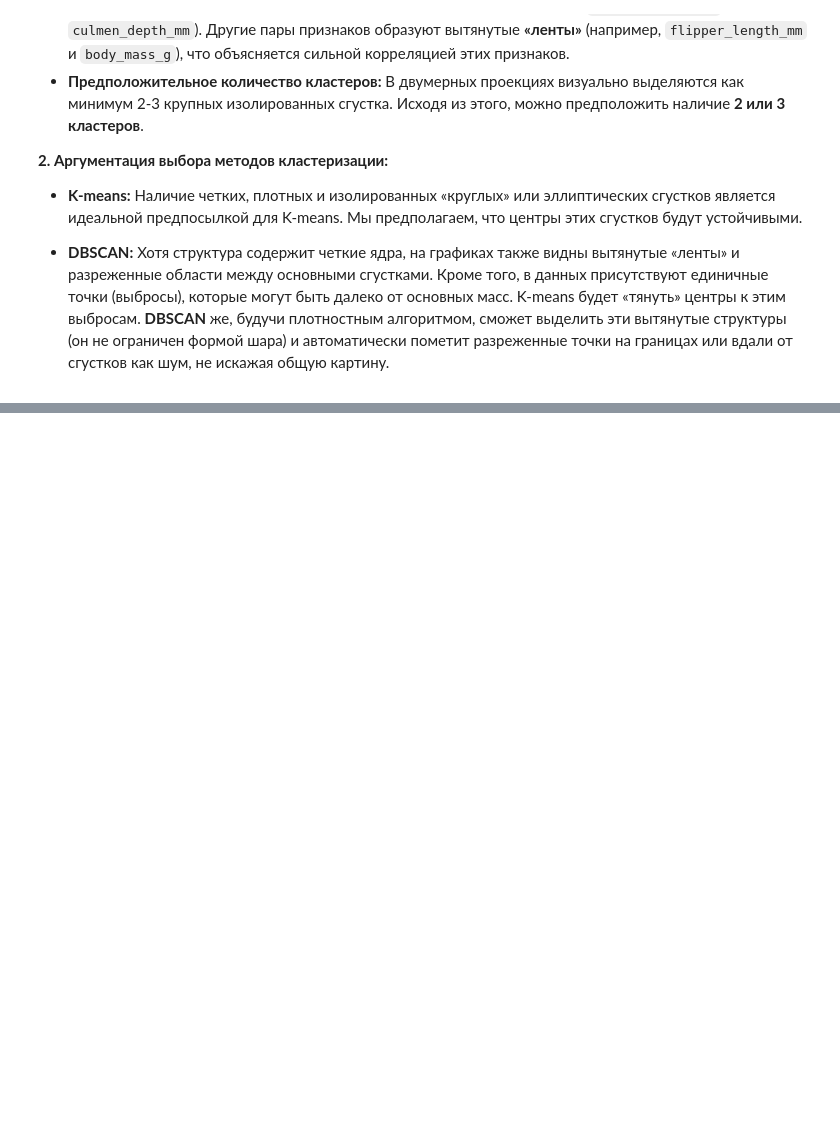
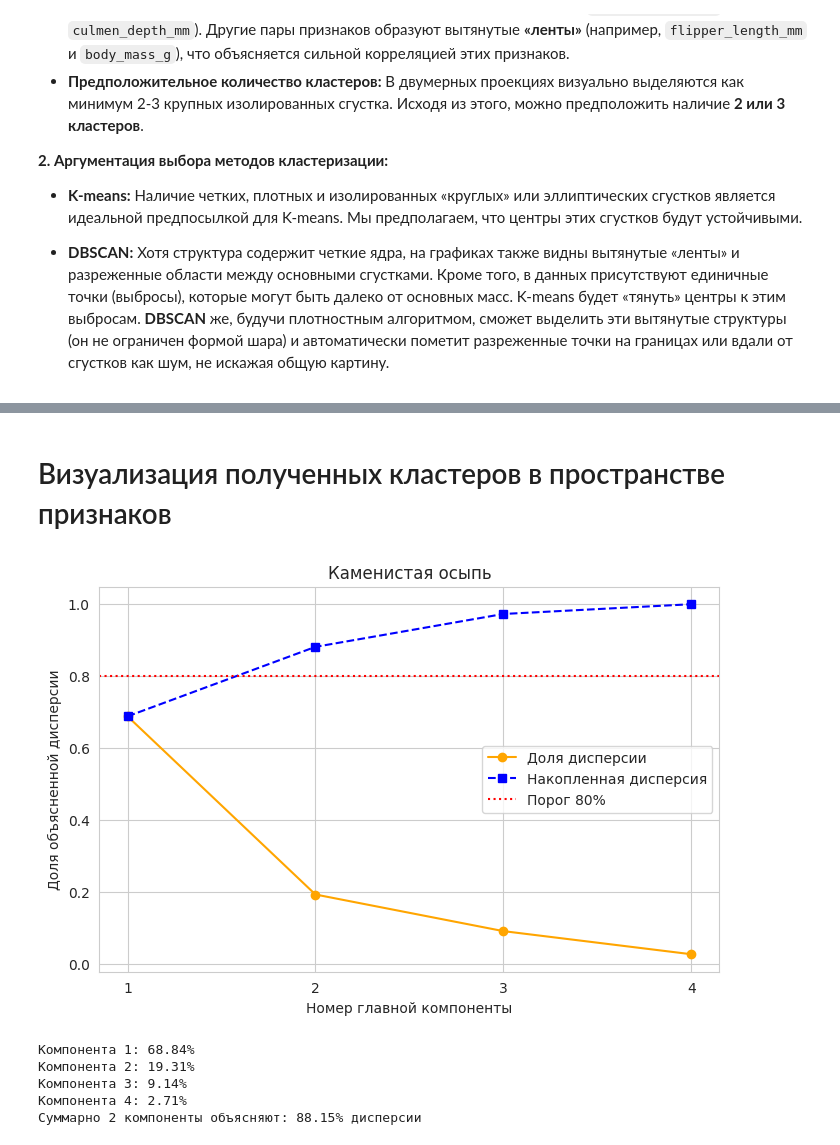
Before and after one commit to Turbonik/AILab1, a Jupyter notebook: Lab3AI.ipynb, the cells around one changed output, grey strips where cells are left out. Cells and saved outputs as stored; diff of their text form; code cells hidden in the pictures; blank space fills up the shorter version.

```diff
--- a/Lab3AI.ipynb
+++ b/Lab3AI.ipynb
@@ -245,0 +526,28 @@ std                1.0              1.0                1.0          1.0
+# %% [markdown]
+# Визуализация полученных кластеров в пространстве признаков
+# %%
+pca_full = PCA(random_state=42)
+pca_full.fit(X_scaled_df)
+
+plt.figure(figsize=(8, 5))
+plt.plot(range(1, 5), pca_full.explained_variance_ratio_, marker='o', color='orange', label='Доля дисперсии')
+plt.plot(range(1, 5), np.cumsum(pca_full.explained_variance_ratio_), marker='s', color='blue', linestyle='--', label='Накопленная дисперсия')
+plt.title('Каменистая осыпь')
+plt.xlabel('Номер главной компоненты')
+plt.ylabel('Доля объясненной дисперсии')
+plt.xticks(range(1, 5))
+plt.axhline(y=0.8, color='red', linestyle=':', label='Порог 80%')
+plt.legend()
+plt.grid(True)
+plt.show()
+
+for i, ratio in enumerate(pca_full.explained_variance_ratio_, 1):
+    print(f"Компонента {i}: {ratio*100:.2f}%")
+print(f"Суммарно 2 компоненты объясняют: {sum(pca_full.explained_variance_ratio_[:2])*100:.2f}% дисперсии")
+# %% [output]
+[figure, added]
+Компонента 1: 68.84%
+Компонента 2: 19.31%
+Компонента 3: 9.14%
+Компонента 4: 2.71%
+Суммарно 2 компоненты объясняют: 88.15% дисперсии
```
Also changed, not shown: parts of 28 cells of this notebook.
